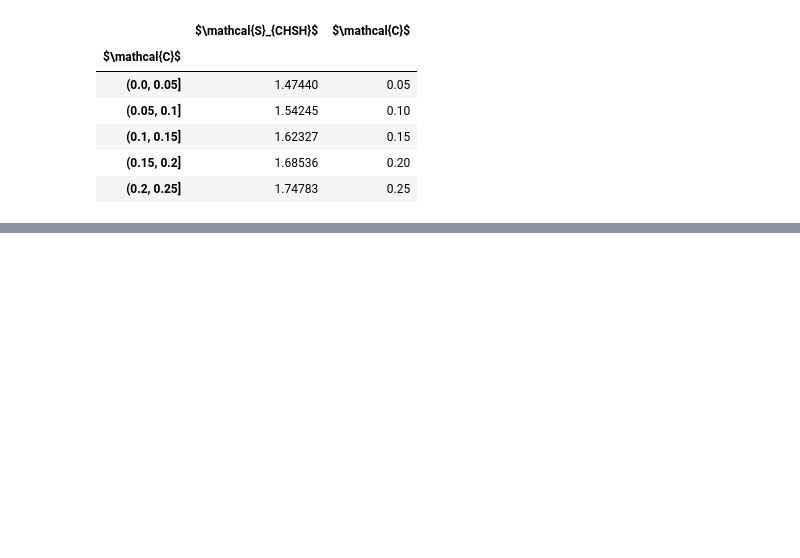
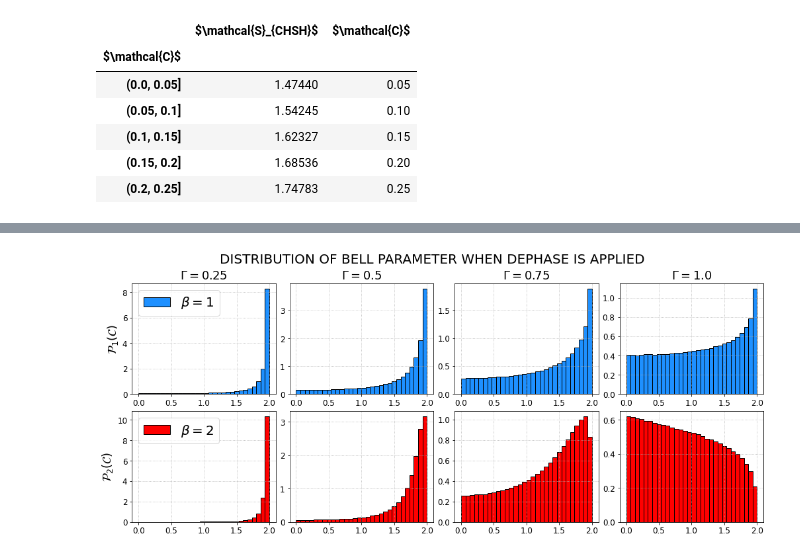
Before and after one commit to Rafffaelb/Dirac_Billiard, a Jupyter notebook: Chiral/Data_Analysis/Dirac_Bell_Parameter.ipynb, the cells around one changed output, grey strips where cells are left out. Saved outputs shown, nothing was run; the diff lists cells and outputs as text; code cells hidden in the pictures; blank space fills up the shorter version.

```diff
--- a/Chiral/Data_Analysis/Dirac_Bell_Parameter.ipynb
+++ b/Chiral/Data_Analysis/Dirac_Bell_Parameter.ipynb
@@ -519,0 +537,25 @@ axs.legend(fontsize = 15)
+# %%
+fig, axs = plt.subplots(2,4, figsize = (14,6), constrained_layout = True, facecolor = 'w')
+
+fig.suptitle(r'DISTRIBUTION OF BELL PARAMETER WHEN DEPHASE IS APPLIED', fontsize = 20)
+
+for j in range(0,4):
+
+    gamma_idx = 5*j+5
+
+    gamma_value = 0.25*gamma_idx/5
+
+    axs[0,j].hist(E_max_dephase_O[:,gamma_idx], bins = 30, color='dodgerblue', label = r'$\beta = 1$', alpha=1, density = True, histtype='bar', ec='black');
+    axs[1,j].hist(E_max_dephase_U[:,gamma_idx], bins = 30, color='red', label = r'$\beta = 2$', alpha=1, density = True, histtype='bar', ec='black');
+
+    axs[0,j].set_title(r'$\Gamma = $'+ str(gamma_value), fontsize = 18)
+
+    axs[0,0].set_ylabel(r'$\mathcal{P}_{1}(\mathcal{C})$', fontsize = 18)
+    axs[1,0].set_ylabel(r'$\mathcal{P}_{2}(\mathcal{C})$', fontsize = 18)
+
+    for i in range(0,2):
+        axs[i,0].legend(fontsize = 20)
+        axs[i,j].grid(linestyle=':')
+        axs[i,j].tick_params(axis = 'both', which = 'major', labelsize = 12)
+# %% [output]
+[figure, added]
```
Also changed, not shown: parts of 11 cells of this notebook, 15 other files.
